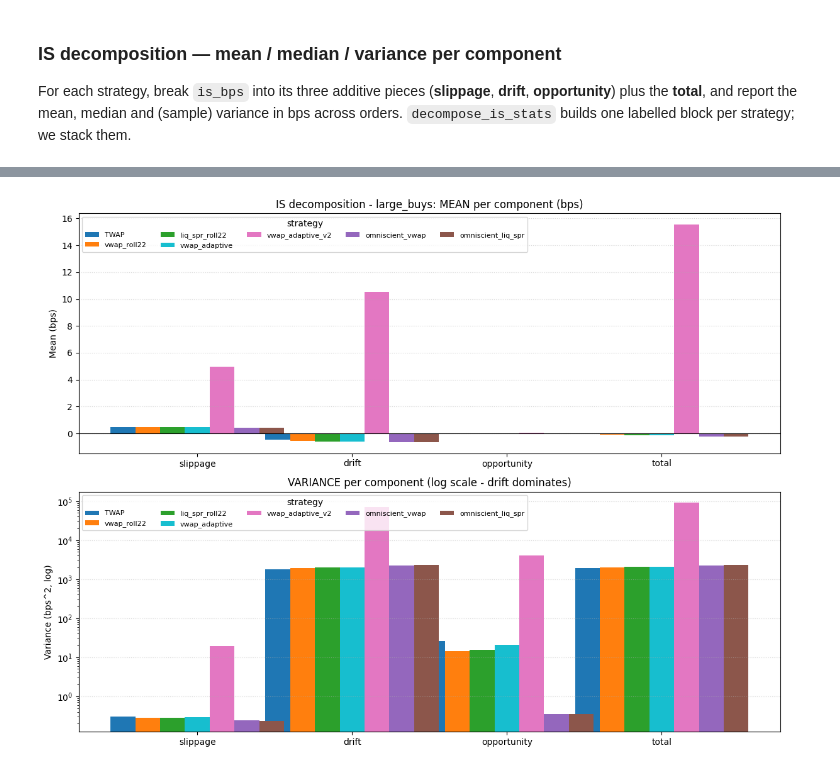
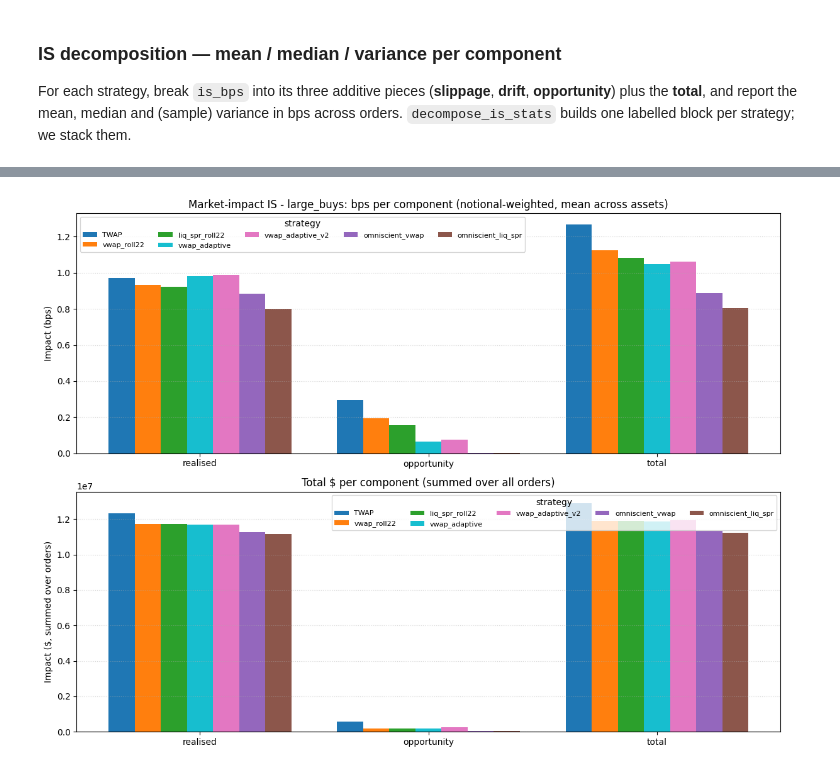
Before and after one commit to qe-internship-lwe/Individual-Project-2, a Jupyter notebook: trade_execution.ipynb, the cells around one changed output, grey strips where cells are left out. Drawn from its saved outputs; the diff is of its cells as text; code cells hidden in the pictures.

Commit message:
Add Market Impact IS

```diff
--- a/trade_execution.ipynb
+++ b/trade_execution.ipynb
@@ -393,6 +399,6 @@ f"rolling curves for {len(curves):,} of {n_keys:,} (qcode, date) order-days  "f"
 # %%
 # Cost-minimising allocation over the trailing-22-day spread + liquidity curves
-# liqspr_fills_full = run_trade_list(full_bins, sample_orders, trade_list=BUCKET,
-#                                    strategy=liq_spr_static, strategy_params=params)
-# liqspr_summary_full = summarise_fills(liqspr_fills_full)
-# liqspr_summary_full.shape
+liqspr_fills_full = run_trade_list(full_bins, sample_orders, trade_list=BUCKET,
+                                   strategy=liq_spr_static, strategy_params=params)
+liqspr_summary_full = summarise_fills(liqspr_fills_full)
+liqspr_summary_full.shape
@@ -440,6 +450,6 @@ print("no-lookahead (a future bin's volume cannot change earlier requests):",
 no-lookahead (a future bin's volume cannot change earlier requests): PASS
 # %%
 # Omniscient VWAP benchmark — tracks the realised volume profile (liquidity only)
-# omnivwap_fills_full = run_trade_list(full_bins, sample_orders, trade_list=BUCKET, strategy=omniscient_vwap)
-# omnivwap_summary_full = summarise_fills(omnivwap_fills_full)
-# omnivwap_summary_full.shape
+omnivwap_fills_full = run_trade_list(full_bins, sample_orders, trade_list=BUCKET, strategy=omniscient_vwap)
+omnivwap_summary_full = summarise_fills(omnivwap_fills_full)
+omnivwap_summary_full.shape
@@ -446,5 +458,5 @@ no-lookahead (a future bin's volume cannot change earlier requests): PASS
 # %%
 # Omniscient liquidity+spread benchmark — min slippage cost on realised data, no drift
-# omnilqs_fills_full = run_trade_list(full_bins, sample_orders, trade_list=BUCKET, strategy=omniscient_liq_spr)
-# omnilqs_summary_full = summarise_fills(omnilqs_fills_full)
-# omnilqs_summary_full.shape
+omnilqs_fills_full = run_trade_list(full_bins, sample_orders, trade_list=BUCKET, strategy=omniscient_liq_spr)
+omnilqs_summary_full = summarise_fills(omnilqs_fills_full)
+omnilqs_summary_full.shape
@@ -591,29 +628,35 @@ Grouped by component (slippage / drift / opportunity / total), with one bar per
 # %%
-components = ["slippage", "drift", "opportunity", "total"]
+# Market-impact IS (from impact_table): realised spread cost + cross-the-spread
+# opportunity on the shortfall, NO drift. order_impact_stats gives one
+# notional-weighted bps (and $ total) per strategy, so we plot levels per
+# component rather than a distribution. realised + opportunity = total.
+components = ["realised", "opportunity", "total"]
+bps_cols = ["realised_bps", "opportunity_bps", "total_impact_bps"]
+usd_cols = ["realised_impact_$", "opportunity_impact_$", "total_impact_$"]
 strat_color = [(name, color) for name, _, color in STRATS]
 strategies = [s for s, _ in strat_color]
 
-def _val(stat, strat):
-    return [decomp_table.filter((pl.col("strategy") == strat) & (pl.col("component") == comp))[stat][0]
-            for comp in components]
+def _vals(cols, strat):
+    r = impact_table.filter(pl.col("strategy") == strat)
+    return [r[c][0] for c in cols]
 
-x = np.arange(len(components)); n = len(strategies); w = 0.16
+x = np.arange(len(components)); n = len(strategies); w = 0.8 / n
 fig, (ax1, ax2) = plt.subplots(2, 1, figsize=(12, 9))
 
 for j, (strat, color) in enumerate(strat_color):
-    ax1.bar(x + (j - (n - 1) / 2) * w, _val("mean", strat), w, label=strat, color=color)
-ax1.axhline(0, color="k", lw=0.8); ax1.set_ylabel("Mean (bps)")
-ax1.set_title(f"IS decomposition - {BUCKET}: MEAN per component (bps)")
+    ax1.bar(x + (j - (n - 1) / 2) * w, _vals(bps_cols, strat), w, label=strat, color=color)
+ax1.axhline(0, color="k", lw=0.8); ax1.set_ylabel("Impact (bps)")
+ax1.set_title(f"Market-impact IS - {BUCKET}: bps per component (notional-weighted, mean across assets)")
 ax1.set_xticks(x); ax1.set_xticklabels(components)
 ax1.legend(title="strategy", ncol=5, fontsize=8); ax1.grid(axis="y", ls=":", alpha=0.5)
 
 for j, (strat, color) in enumerate(strat_color):
-    ax2.bar(x + (j - (n - 1) / 2) * w, _val("variance", strat), w, label=strat, color=color)
-ax2.set_yscale("log"); ax2.set_ylabel("Variance (bps^2, log)")
-ax2.set_title("VARIANCE per component (log scale - drift dominates)")
+    ax2.bar(x + (j - (n - 1) / 2) * w, _vals(usd_cols, strat), w, label=strat, color=color)
+ax2.axhline(0, color="k", lw=0.8); ax2.set_ylabel("Impact ($, summed over orders)")
+ax2.set_title("Total $ per component (summed over all orders)")
 ax2.set_xticks(x); ax2.set_xticklabels(components)
 ax2.legend(title="strategy", ncol=5, fontsize=8); ax2.grid(axis="y", ls=":", alpha=0.5)
 
 fig.tight_layout(); plt.show()
 # %% [output]
-[figure, old version]
+[figure, new version]
```
Also changed, not shown: parts of 16 cells of this notebook, 4 other files.
